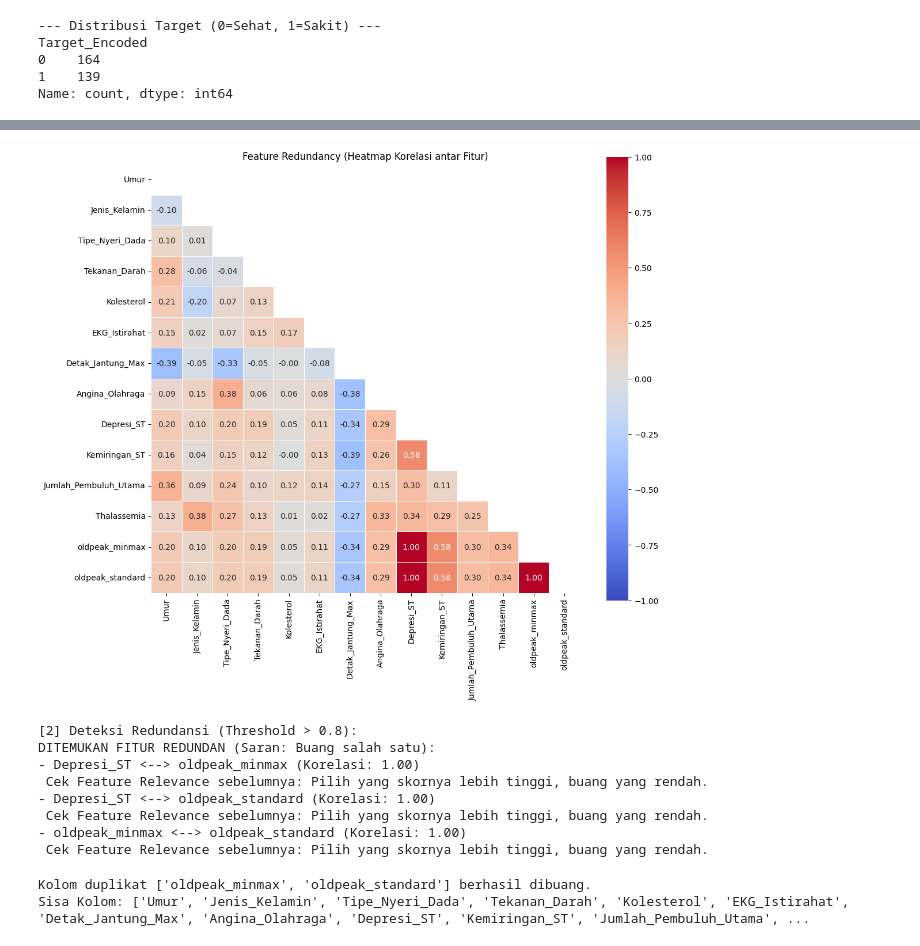
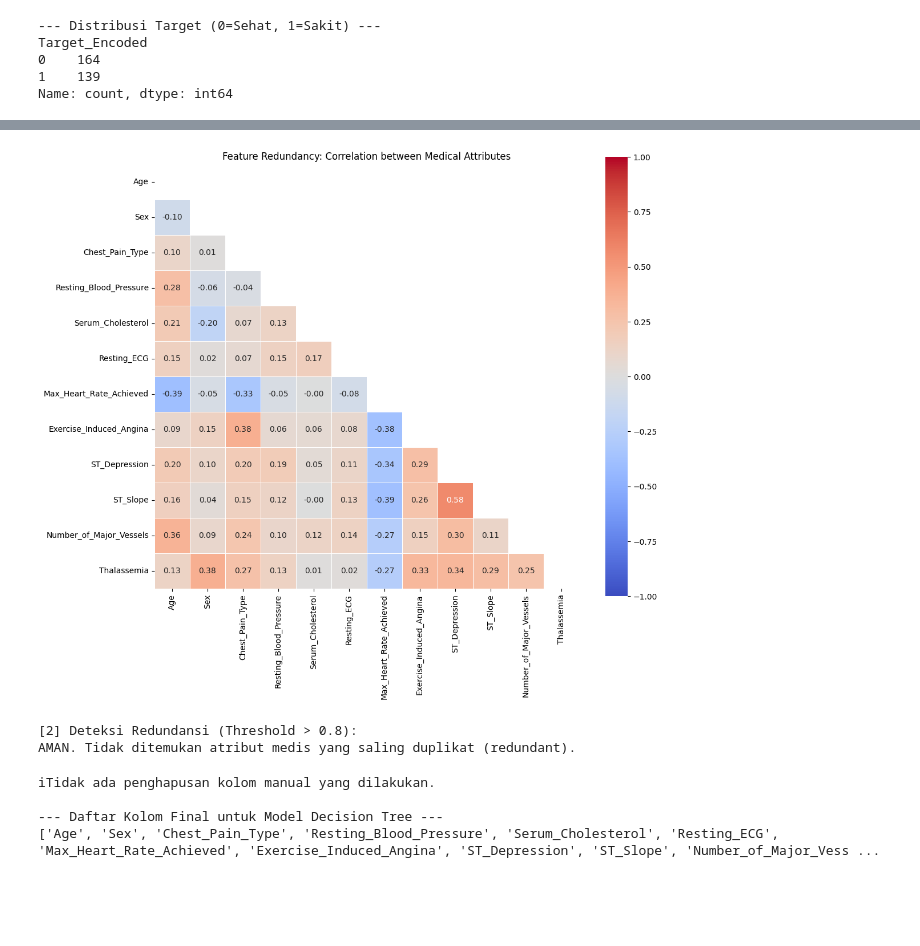
Before and after one commit to Oenm176/fe-decisiontree, a Jupyter notebook: notebooks/3.date_normalizationA.ipynb, the cells around one changed output, grey strips where cells are left out. Saved outputs shown, nothing was run; the diff lists cells and outputs as text; code cells hidden in the pictures; blank space fills up the shorter version.

```diff
--- a/notebooks/3.date_normalizationA.ipynb
+++ b/notebooks/3.date_normalizationA.ipynb
@@ -18,7 +19,7 @@ dataset.head()
 # ==========================================
 # 2. PREPROCESSING TARGET
 # ==========================================
-dataset['Target_Encoded'] = dataset['Target_Label'].apply(lambda x: 0 if x == 'A' else 1)
+dataset['Target_Encoded'] = dataset['Target_Diagnosis'].apply(lambda x: 0 if x == 'A' else 1)
 
 print("\n--- Distribusi Target (0=Sehat, 1=Sakit) ---")
 print(dataset['Target_Encoded'].value_counts())
@@ -29,10 +30,7 @@ Target_Encoded
 1    139
 Name: count, dtype: int64
 # %%
-# ==========================================
-# 3. NORMALISASI FITUR (MINMAX SCALER)
-# ==========================================
-X = dataset.drop(['Target_Label', 'Target_Encoded'], axis=1)
+X = dataset.drop(['Target_Diagnosis', 'Target_Encoded'], axis=1)
 y = dataset['Target_Encoded']
 
 # Inisialisasi Scaler
@@ -41,16 +39,11 @@ scaler = MinMaxScaler()
 # Lakukan Scaling
 X_scaled = scaler.fit_transform(X)
 
-# Kembalikan ke DataFrame (Otomatis pakai nama kolom: Umur, Kolesterol, dll)
+# Kembalikan ke DataFrame (Nama kolom otomatis mengikuti nama baru yang Bahasa Inggris)
 X_scaled_dataset = pd.DataFrame(X_scaled, columns=X.columns)
 
-# === OUTPUT YANG DIMINTA ===
-# Cara menampilkan tabel cantik di Jupyter
+# Cek Hasil Scaling
+print("\n--- 5 Data Teratas Setelah Normalisasi ---")
 from IPython.display import display
-
-print("\n--- Output: 5 Data Teratas Setelah Normalisasi ---")
 display(X_scaled_dataset.head())
-
-print("\n--- Output: Statistik Normalisasi (Cek Min=0 & Max=1) ---")
-display(X_scaled_dataset.describe().loc[['min', 'max']])
 # %% [output]
@@ -185,73 +194,75 @@ Sisa Fitur (12):
 # ==========================================
 # 6B. FEATURE REDUNDANCY (Cek Fitur Kembar)
 # ==========================================
-# 1. Visualisasi Heatmap (
+# 1. Visualisasi Heatmap
 plt.figure(figsize=(12, 10))
 
-# Buat mask untuk menutupi bagian atas segitiga
+# Buat mask untuk menutupi bagian atas segitiga (agar tidak pusing lihat angka dobel)
 mask = np.triu(np.ones_like(X_scaled_dataset.corr(), dtype=bool))
 
 sns.heatmap(X_scaled_dataset.corr(),
-            mask=mask,             # Tutup segitiga atas
+            mask=mask,
             annot=True,            # Tampilkan angka
             fmt=".2f",             # 2 angka desimal
-            cmap='coolwarm',       # Merah-Biru
-            vmin=-1, vmax=1,       # Batas warna
+            cmap='coolwarm',       # Merah (Positif) - Biru (Negatif)
+            vmin=-1, vmax=1,
             square=True,
             linewidths=.5)
 
-plt.title('Feature Redundancy (Heatmap Korelasi antar Fitur)')
+plt.title('Feature Redundancy: Correlation between Medical Attributes')
 plt.show()
 
 # 2. Cek Otomatis Pasangan Redundan
+# Jika korelasi > 0.80, berarti dua fitur itu membawa informasi yang hampir sama.
 threshold_redundancy = 0.8
 print(f"\n[2] Deteksi Redundansi (Threshold > {threshold_redundancy}):")
 
 redundant_pairs = []
 features = X_scaled_dataset.columns
 corr_matrix = X_scaled_dataset.corr().abs()
 
 for i in range(len(features)):
     for j in range(i+1, len(features)):
         if corr_matrix.iloc[i, j] > threshold_redundancy:
             pair = (features[i], features[j], corr_matrix.iloc[i, j])
             redundant_pairs.append(pair)
 
 # 3. Keputusan
 if len(redundant_pairs) > 0:
     print("DITEMUKAN FITUR REDUNDAN (Saran: Buang salah satu):")
     for f1, f2, score in redundant_pairs:
         print(f"- {f1} <--> {f2} (Korelasi: {score:.2f})")
-        print(f" Cek Feature Relevance sebelumnya: Pilih yang skornya lebih tinggi, buang yang rendah.")
+    print(f"Tips: Cek Feature Relevance di atas. Pertahankan yang skornya lebih tinggi terhadap Target.")
 else:
-    print("AMAN. Tidak ditemukan fitur yang saling duplikat (redundant).")
+    print("AMAN. Tidak ditemukan atribut medis yang saling duplikat (redundant).")
 # %% [output]
-[figure, old version]
+[figure, new version]
 [2] Deteksi Redundansi (Threshold > 0.8):
-DITEMUKAN FITUR REDUNDAN (Saran: Buang salah satu):
-- Depresi_ST <--> oldpeak_minmax (Korelasi: 1.00)
- Cek Feature Relevance sebelumnya: Pilih yang skornya lebih tinggi, buang yang rendah.
-- Depresi_ST <--> oldpeak_standard (Korelasi: 1.00)
- Cek Feature Relevance sebelumnya: Pilih yang skornya lebih tinggi, buang yang rendah.
-- oldpeak_minmax <--> oldpeak_standard (Korelasi: 1.00)
- Cek Feature Relevance sebelumnya: Pilih yang skornya lebih tinggi, buang yang rendah.
+AMAN. Tidak ditemukan atribut medis yang saling duplikat (redundant).
 # %%
 # ==========================================
-# PEMBERSIHAN KHUSUS: MEMBUANG KOLOM DUPLIKAT
+# PEMBERSIHAN KHUSUS:
 # ==========================================
-# Berdasarkan hasil cek redundansi, ditemukan kolom sisa eksperimen
-# Kita hanya pertahankan 'Depresi_ST'
 
-cols_to_drop = ['oldpeak_minmax', 'oldpeak_standard']
+# Daftar kolom yang MUNGKIN ingin dibuang (berdasarkan hasil Redundansi di atas)
+# Jika langkah 6B bilang "AMAN", biarkan list ini kosong atau biarkan kode ini berjalan (errors='ignore')
+cols_to_drop = []
 
-# Cek apakah kolom tersebut ada, lalu hapus
-# errors='ignore' biar tidak error kalau kolomnya sudah hilang
-X_scaled_dataset = X_scaled_dataset.drop(columns=cols_to_drop, errors='ignore')
+# [OPSIONAL] Jika tadi ditemukan pasangan redundan, masukkan nama kolom yang mau dibuang ke sini.
+# Contoh: cols_to_drop = ['ST_Slope']
 
-print(f"Kolom duplikat {cols_to_drop} berhasil dibuang.")
-print("Sisa Kolom:", X_scaled_dataset.columns.tolist())
+if len(cols_to_drop) > 0:
+    X_scaled_dataset = X_scaled_dataset.drop(columns=cols_to_drop, errors='ignore')
+    print(f"Kolom berikut berhasil dibuang manual: {cols_to_drop}")
+else:
+    print("ℹTidak ada penghapusan kolom manual yang dilakukan.")
+
+print("\n--- Daftar Kolom Final untuk Model Decision Tree ---")
+print(X_scaled_dataset.columns.tolist())
 # %% [output]
-Kolom duplikat ['oldpeak_minmax', 'oldpeak_standard'] berhasil dibuang.
-Sisa Kolom: ['Umur', 'Jenis_Kelamin', 'Tipe_Nyeri_Dada', 'Tekanan_Darah', 'Kolesterol', 'EKG_Istirahat', 'Detak_Jantung_Max', 'Angina_Olahraga', 'Depresi_ST', 'Kemiringan_ST', 'Jumlah_Pembuluh_Utama', ...
+ℹTidak ada penghapusan kolom manual yang dilakukan.
+
+--- Daftar Kolom Final untuk Model Decision Tree ---
+['Age', 'Sex', 'Chest_Pain_Type', 'Resting_Blood_Pressure', 'Serum_Cholesterol', 'Resting_ECG', 'Max_Heart_Rate_Achieved', 'Exercise_Induced_Angina', 'ST_Depression', 'ST_Slope', 'Number_of_Major_Vess ...
 # %%
 # ==========================================
```
Also changed, not shown: parts of 7 cells of this notebook, 4 other files.
